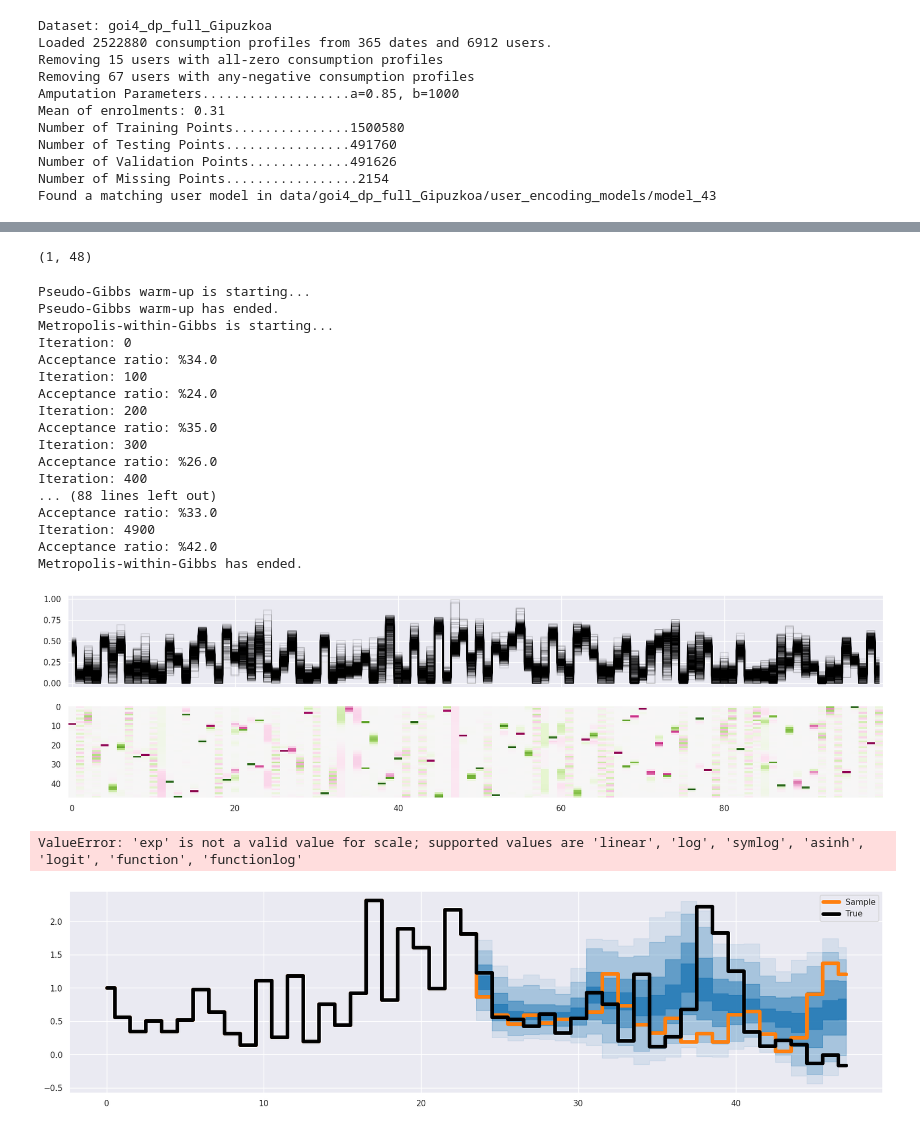
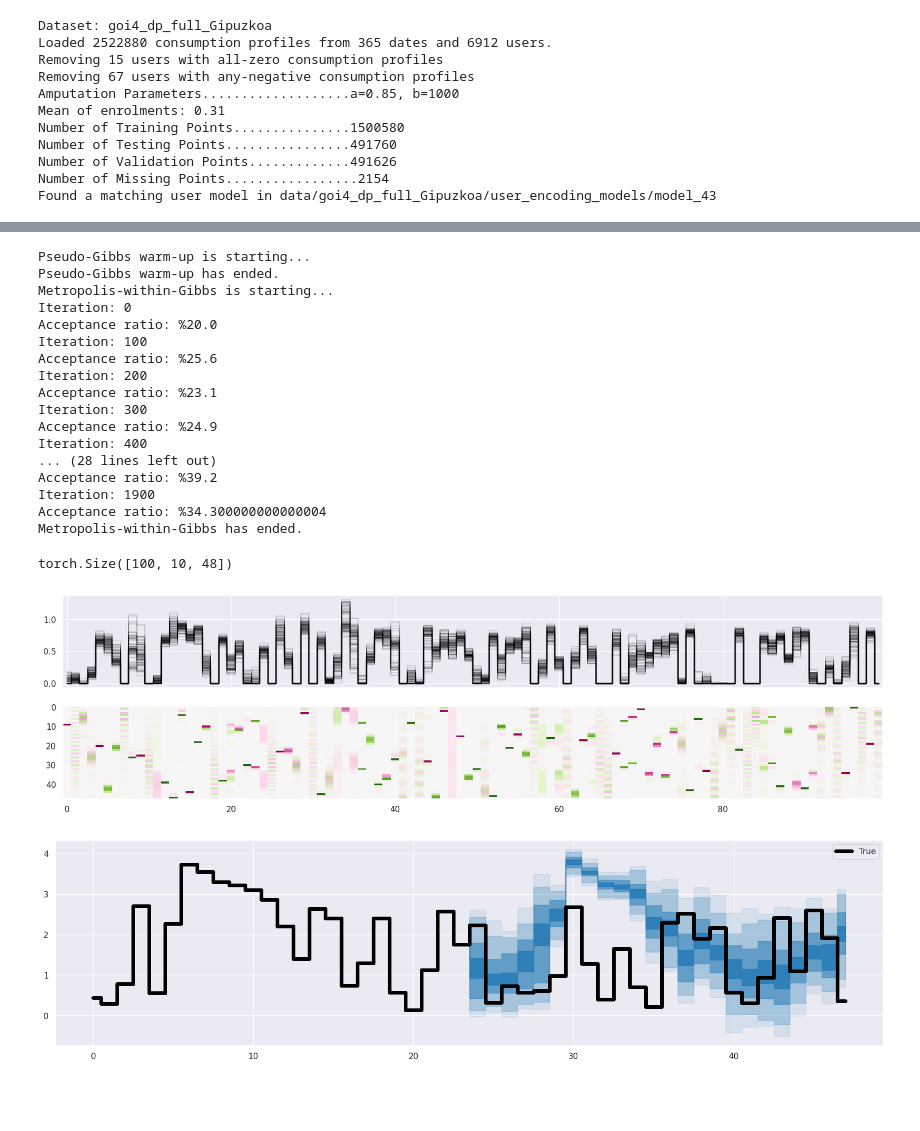
Before and after one commit to kabolat/behavio-temporal-vae, a Jupyter notebook: notebooks/forecasting_by_imputing.ipynb, the cells around one changed output, grey strips where cells are left out. Cells and saved outputs as stored; diff of their text form; code cells hidden in the pictures; blank space fills up the shorter version.

```diff
--- a/notebooks/forecasting_by_imputing.ipynb
+++ b/notebooks/forecasting_by_imputing.ipynb
@@ -75,5 +75,5 @@ gc.collect()
 # %%
-device = torch.device('cuda:0' if torch.cuda.is_available() else 'cpu')
+device = torch.device('cuda:1' if torch.cuda.is_available() else 'cpu')
 model.to(device)
 model.prior_params = {key: value.to(device) for key, value in model.prior_params.items()}
 # %%
@@ -85,12 +85,12 @@ test_conditions = torch.tensor(conditioner.transform(condition_set["val"])).floa
 # %%
 num_test_days = int(X_test.shape[0]/num_users)
 # %%
-user_idx = 1000
+user_idx = np.arange(1000, 1010)
 day_idx = 3
 
-# x_test = np.reshape(X_test, (num_users, num_test_days, -1))[user_idx, [day_idx]]
-x_test = valset.inputs[[user_idx*num_test_days + day_idx]]
+x_test = np.reshape(X_test, (num_users, num_test_days, -1))[user_idx, [day_idx]]
+# x_test = valset.inputs[[user_idx*num_test_days + day_idx]]
 
-# x_condition_set = {key: np.reshape(np.reshape(value, (num_users, num_test_days,-1))[user_idx,[day_idx]], (-1, value.shape[-1])) for key, value in condition_set["test"].items()}
+x_condition_set = {key: np.reshape(np.reshape(value, (num_users, num_test_days,-1))[user_idx,[day_idx]], (-1, value.shape[-1])) for key, value in condition_set["test"].items()}
 
-x_condition_set = {key: value[[user_idx*num_test_days + day_idx]] for key, value in condition_set["val"].items()}
+# x_condition_set = {key: value[[user_idx*num_test_days + day_idx]] for key, value in condition_set["val"].items()}
@@ -112,26 +100,22 @@ plt.plot(x_test_missing.flatten())
-# %%
-x_test_missing.shape
-# %% [output]
-(1, 48)
 # %%
-x_samples, z_samples, condition_samples = cvae_imputation(model.eval(), x_test_missing, conditioner=conditioner, condition_set=x_condition_set, num_samples=500, num_iter=5000, warmup_steps=2500, verbose_freq=100, device=device)
+x_samples, z_samples, condition_samples = cvae_imputation(model.eval(), x_test_missing, conditioner=conditioner, condition_set=x_condition_set, num_samples=100, num_iter=2000, warmup_steps=10, verbose_freq=100, device=device)
 # %% [output]
 Pseudo-Gibbs warm-up is starting...
 Pseudo-Gibbs warm-up has ended.
 Metropolis-within-Gibbs is starting...
 Iteration: 0
-Acceptance ratio: %34.0
+Acceptance ratio: %20.0
 Iteration: 100
-Acceptance ratio: %24.0
+Acceptance ratio: %25.6
 Iteration: 200
-Acceptance ratio: %35.0
+Acceptance ratio: %23.1
 Iteration: 300
-Acceptance ratio: %26.0
+Acceptance ratio: %24.9
 Iteration: 400
-... (88 lines left out)
-Acceptance ratio: %33.0
-Iteration: 4900
-Acceptance ratio: %42.0
+... (28 lines left out)
+Acceptance ratio: %39.2
+Iteration: 1900
+Acceptance ratio: %34.300000000000004
 Metropolis-within-Gibbs has ended.
 # %%
 model.to(device)
@@ -140,28 +126,32 @@ model.to("cpu")
 pass
 # %%
 U = model.decoder.get_SigmaMapper()
+# %%
+x_params["mu"].shape
+# %% [output]
+torch.Size([100, 10, 48])
 # %%
 fig, ax = plt.subplots(2, 1, figsize=(20, 5), sharex=True)
-ax[0].step(np.arange(x_params["sigma"].shape[1]),x_params["sigma"].T.detach().cpu().numpy(), where='mid', color='black', alpha=0.1)
+ax[0].step(np.arange(x_params["sigma"].shape[-1]),x_params["sigma"][:,8].T.detach().cpu().numpy(), where='mid', color='black', alpha=0.1)
 ax[1].imshow(U.detach().cpu().numpy(), aspect='auto', cmap='PiYG')
 plt.grid(False)
 # %% [output]
-[figure, old version]
+[figure, new version]
 # %%
 fig, ax = plt.subplots(1, 1, figsize=(20, 5))
+idx=8
 # plt.plot(x_params["mu"].T.detach().cpu().numpy())
 # plt.plot(x_samples[:100].T)
-plt.fill_between(np.arange(x_samples.shape[1]), np.quantile(x_samples, 0.05, axis=0), np.quantile(x_samples, 0.95, axis=0), color='tab:blue', alpha=0.10, step='mid')
-plt.fill_between(np.arange(x_samples.shape[1]), np.quantile(x_samples, 0.10, axis=0), np.quantile(x_samples, 0.90, axis=0), color='tab:blue', alpha=0.25, step='mid')
-plt.fill_between(np.arange(x_samples.shape[1]), np.quantile(x_samples, 0.25, axis=0), np.quantile(x_samples, 0.75, axis=0), color='tab:blue', alpha=0.5, step='mid')
-plt.fill_between(np.arange(x_samples.shape[1]), np.quantile(x_samples, 0.40, axis=0), np.quantile(x_samples, 0.60, axis=0), color='tab:blue', alpha=0.75, step='mid')
+plt.fill_between(np.arange(x_samples.shape[-1]), np.quantile(x_samples[:,idx], 0.05, axis=0), np.quantile(x_samples[:,idx], 0.95, axis=0), color='tab:blue', alpha=0.10, step='mid')
+plt.fill_between(np.arange(x_samples.shape[-1]), np.quantile(x_samples[:,idx], 0.10, axis=0), np.quantile(x_samples[:,idx], 0.90, axis=0), color='tab:blue', alpha=0.25, step='mid')
+plt.fill_between(np.arange(x_samples.shape[-1]), np.quantile(x_samples[:,idx], 0.25, axis=0), np.quantile(x_samples[:,idx], 0.75, axis=0), color='tab:blue', alpha=0.5, step='mid')
+plt.fill_between(np.arange(x_samples.shape[-1]), np.quantile(x_samples[:,idx], 0.40, axis=0), np.quantile(x_samples[:,idx], 0.60, axis=0), color='tab:blue', alpha=0.75, step='mid')
 # plt.plot(np.quantile(x_samples, 0.5, axis=0), color='tab:blue', lw=5, alpha=1)
 # plt.plot(x_test.T, color='black', lw=5)
-plt.step(np.arange(48), x_samples[0].T, color='tab:orange', lw=5, where='mid', label='Sample')
-plt.step(np.arange(48), x_test.T, color='black', lw=5, where='mid', label='True')
+# plt.step(np.arange(x_test.shape[-1]), x_samples[0,idx].T, color='tab:orange', lw=5, where='mid', label='Sample')
+plt.step(np.arange(x_test.shape[-1]), x_test[idx].T, color='black', lw=5, where='mid', label='True')
 plt.legend()
-plt.yscale('exp')
+# plt.yscale('exp')
 plt.show()
 # %% [output]
-ValueError: 'exp' is not a valid value for scale; supported values are 'linear', 'log', 'symlog', 'asinh', 'logit', 'function', 'functionlog'
-[figure, old version]
+[figure, new version]
```
Also changed, not shown: parts of 8 cells of this notebook, 1 other file.
